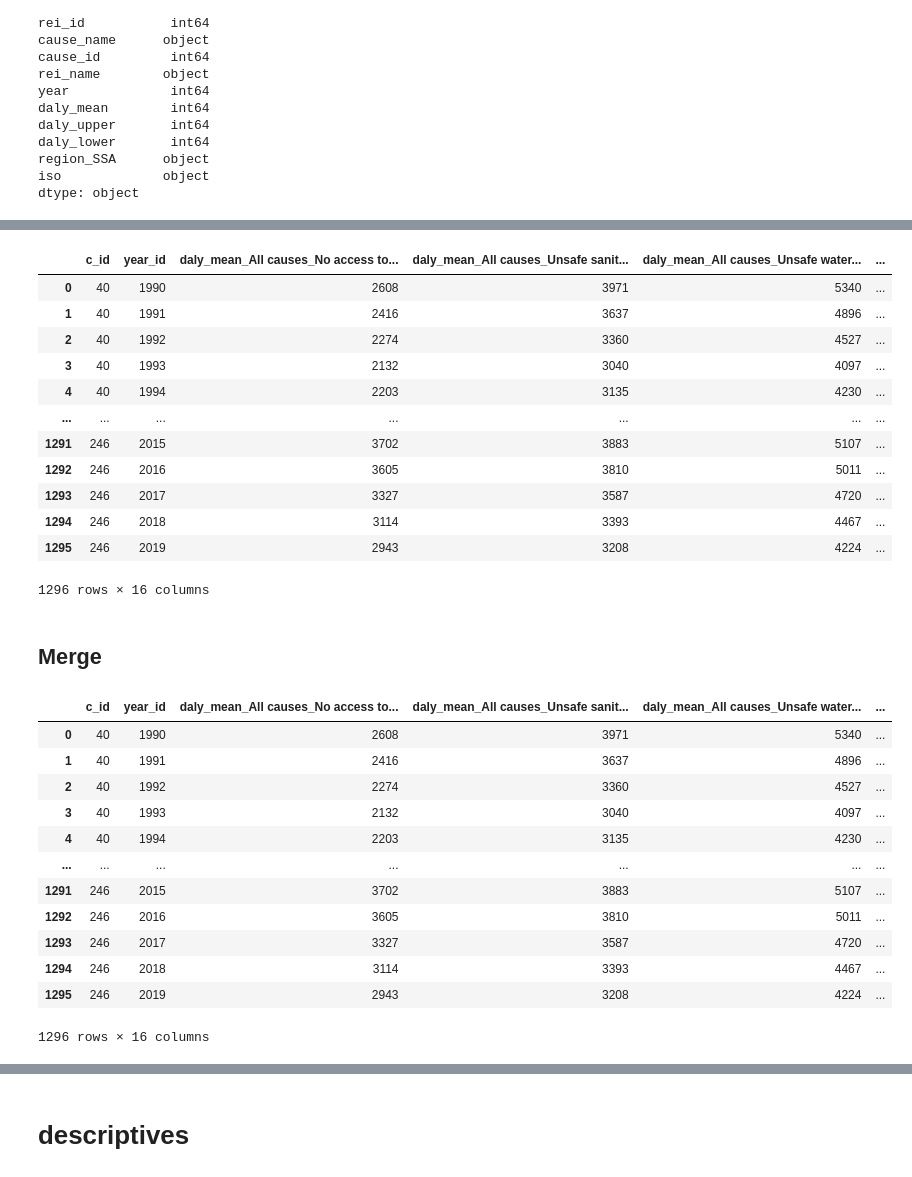
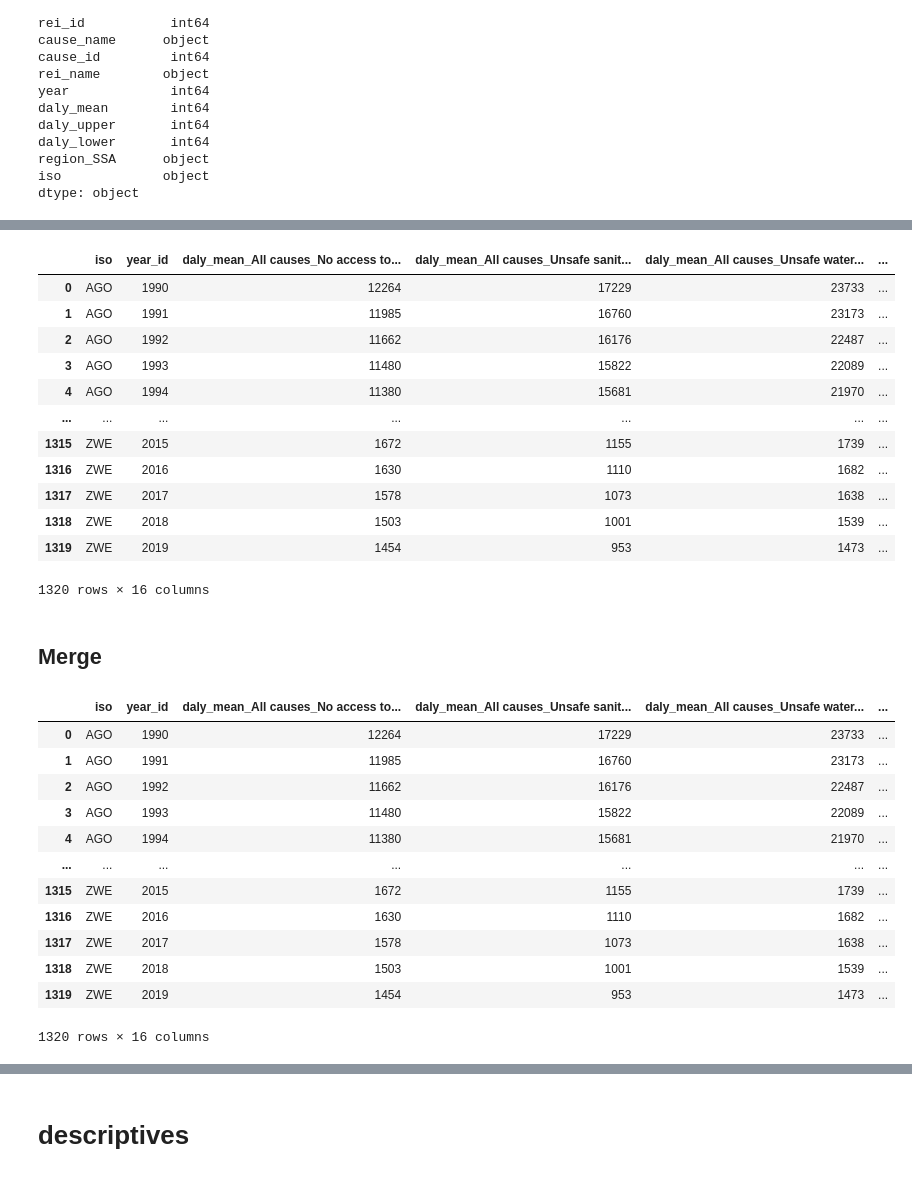
Before and after one commit to NatStrom/Thesis, a Jupyter notebook: merge_thesis.ipynb, the cells around one changed output, grey strips where cells are left out. Saved outputs shown, nothing was run; the diff lists cells and outputs as text; code cells hidden in the pictures.

```diff
--- a/merge_thesis.ipynb
+++ b/merge_thesis.ipynb
@@ -68,14 +68,3 @@ cache_manager()
 
 # This will import the Pandas extensions as well as bootstrap the object layer
 from ingester3.extensions import *
-# %%
-data_DALY = pd.DataFrame.cy.soft_validate_iso_year(data_DALY, iso_col='iso', year_col = 'year_id', at_month = 12)
-inspect = data_DALY.query("valid_id == False")
-print('countries with invalid id below')
-display(inspect)
-print(list(inspect.country.unique()))
-
-
-
-data_DALY = pd.DataFrame.cy.from_iso_year(data_DALY[data_DALY['valid_id']==True], iso_col = 'iso', year_col = 'year_id', at_month = 12)
-data_DALY = data_DALY.c.db_id()
@@ -105,40 +91,40 @@ test
 # %%
-data_DALY = data_DALY.pivot_table(index=['c_id','year_id'],columns=['cause_name','rei_name','sex','age'],values=['daly_mean'],  aggfunc= 'sum')
+data_DALY = data_DALY.pivot_table(index=['iso','year_id'],columns=['cause_name','rei_name','sex','age'],values=['daly_mean'],  aggfunc= 'sum')
 
 data_DALY.assign(**data_DALY.index.to_frame()) #need to do this if the data is multihierarchical
 
 data_DALY.columns = ['_'.join(col) for col in data_DALY.columns]
 data_DALY=data_DALY.reset_index()
 data_DALY
 # %% [output]
-|  | c_id | year_id | daly_mean_All causes_No access to... | daly_mean_All causes_Unsafe sanit... | daly_mean_All causes_Unsafe water... | ... |
-| 0 | 40 | 1990 | 2608 | 3971 | 5340 | ... |
-| 1 | 40 | 1991 | 2416 | 3637 | 4896 | ... |
-| 2 | 40 | 1992 | 2274 | 3360 | 4527 | ... |
-| 3 | 40 | 1993 | 2132 | 3040 | 4097 | ... |
-| 4 | 40 | 1994 | 2203 | 3135 | 4230 | ... |
+|  | iso | year_id | daly_mean_All causes_No access to... | daly_mean_All causes_Unsafe sanit... | daly_mean_All causes_Unsafe water... | ... |
+| 0 | AGO | 1990 | 12264 | 17229 | 23733 | ... |
+| 1 | AGO | 1991 | 11985 | 16760 | 23173 | ... |
+| 2 | AGO | 1992 | 11662 | 16176 | 22487 | ... |
+| 3 | AGO | 1993 | 11480 | 15822 | 22089 | ... |
+| 4 | AGO | 1994 | 11380 | 15681 | 21970 | ... |
 | ... | ... | ... | ... | ... | ... | ... |
-| 1291 | 246 | 2015 | 3702 | 3883 | 5107 | ... |
-| 1292 | 246 | 2016 | 3605 | 3810 | 5011 | ... |
-| 1293 | 246 | 2017 | 3327 | 3587 | 4720 | ... |
-| 1294 | 246 | 2018 | 3114 | 3393 | 4467 | ... |
-| 1295 | 246 | 2019 | 2943 | 3208 | 4224 | ... |
+| 1315 | ZWE | 2015 | 1672 | 1155 | 1739 | ... |
+| 1316 | ZWE | 2016 | 1630 | 1110 | 1682 | ... |
+| 1317 | ZWE | 2017 | 1578 | 1073 | 1638 | ... |
+| 1318 | ZWE | 2018 | 1503 | 1001 | 1539 | ... |
+| 1319 | ZWE | 2019 | 1454 | 953 | 1473 | ... |
-1296 rows × 16 columns
+1320 rows × 16 columns
 # %% [markdown]
 ## Merge
 # %%
 data_DALY
 # %% [output]
-|  | c_id | year_id | daly_mean_All causes_No access to... | daly_mean_All causes_Unsafe sanit... | daly_mean_All causes_Unsafe water... | ... |
-| 0 | 40 | 1990 | 2608 | 3971 | 5340 | ... |
-| 1 | 40 | 1991 | 2416 | 3637 | 4896 | ... |
-| 2 | 40 | 1992 | 2274 | 3360 | 4527 | ... |
-| 3 | 40 | 1993 | 2132 | 3040 | 4097 | ... |
-| 4 | 40 | 1994 | 2203 | 3135 | 4230 | ... |
+|  | iso | year_id | daly_mean_All causes_No access to... | daly_mean_All causes_Unsafe sanit... | daly_mean_All causes_Unsafe water... | ... |
+| 0 | AGO | 1990 | 12264 | 17229 | 23733 | ... |
+| 1 | AGO | 1991 | 11985 | 16760 | 23173 | ... |
+| 2 | AGO | 1992 | 11662 | 16176 | 22487 | ... |
+| 3 | AGO | 1993 | 11480 | 15822 | 22089 | ... |
+| 4 | AGO | 1994 | 11380 | 15681 | 21970 | ... |
 | ... | ... | ... | ... | ... | ... | ... |
-| 1291 | 246 | 2015 | 3702 | 3883 | 5107 | ... |
-| 1292 | 246 | 2016 | 3605 | 3810 | 5011 | ... |
-| 1293 | 246 | 2017 | 3327 | 3587 | 4720 | ... |
-| 1294 | 246 | 2018 | 3114 | 3393 | 4467 | ... |
-| 1295 | 246 | 2019 | 2943 | 3208 | 4224 | ... |
+| 1315 | ZWE | 2015 | 1672 | 1155 | 1739 | ... |
+| 1316 | ZWE | 2016 | 1630 | 1110 | 1682 | ... |
+| 1317 | ZWE | 2017 | 1578 | 1073 | 1638 | ... |
+| 1318 | ZWE | 2018 | 1503 | 1001 | 1539 | ... |
+| 1319 | ZWE | 2019 | 1454 | 953 | 1473 | ... |
-1296 rows × 16 columns
+1320 rows × 16 columns
```
Also changed, not shown: parts of 19 cells of this notebook, 2 other files.
